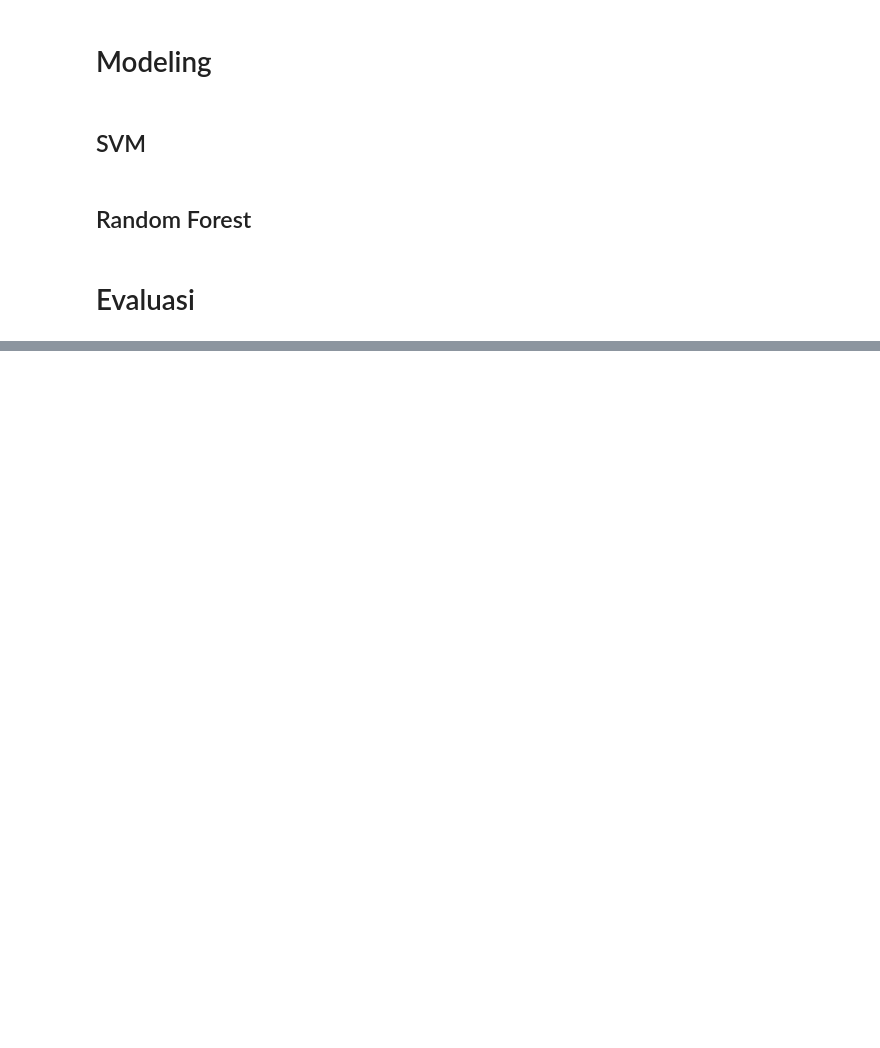
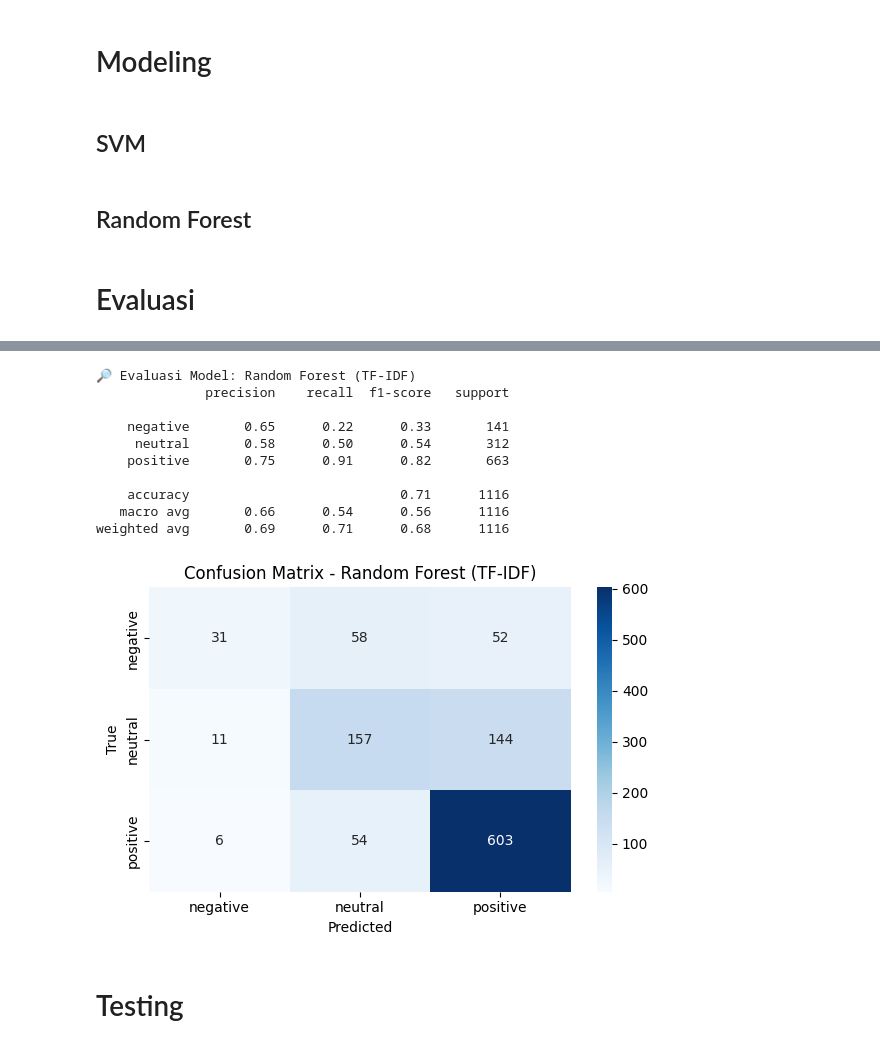
Before and after one commit to alandhar/tokped-review_sentiment-analysis, a Jupyter notebook: model.ipynb, the cells around one changed output, grey strips where cells are left out. Cells and saved outputs as stored; diff of their text form; code cells hidden in the pictures; blank space fills up the shorter version.

```diff
--- a/model.ipynb
+++ b/model.ipynb
@@ -257,0 +287,16 @@ y_pred_rf = rf_model.predict(X_test_vec)
+# %%
+evaluate_model("Random Forest (TF-IDF)", y_test, y_pred_rf)
+# %% [output]
+🔎 Evaluasi Model: Random Forest (TF-IDF)
+              precision    recall  f1-score   support
+
+    negative       0.65      0.22      0.33       141
+     neutral       0.58      0.50      0.54       312
+    positive       0.75      0.91      0.82       663
+
+    accuracy                           0.71      1116
+   macro avg       0.66      0.54      0.56      1116
+weighted avg       0.69      0.71      0.68      1116
+[figure, added]
+# %% [markdown]
+# Testing
```
Also changed, not shown: parts of 5 cells of this notebook, 1 other file.
